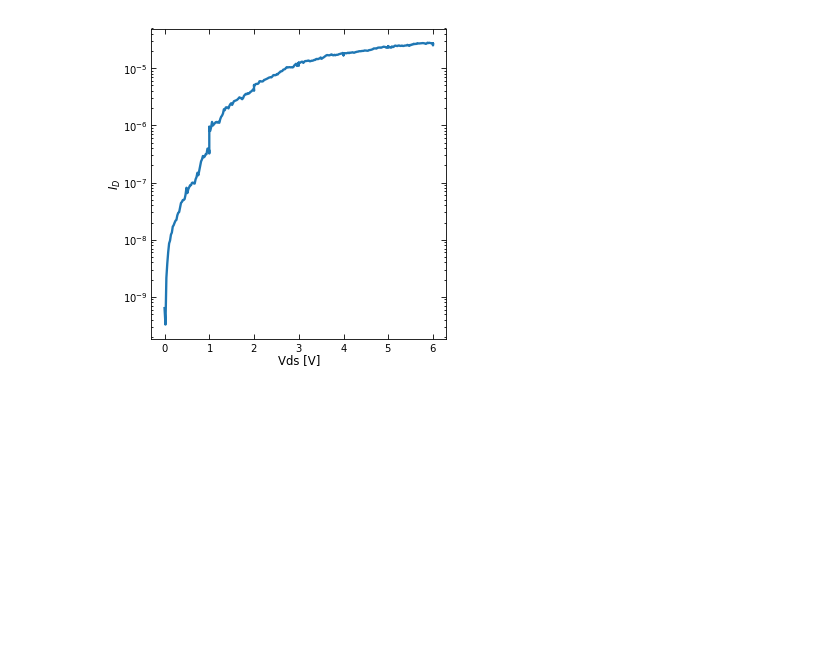
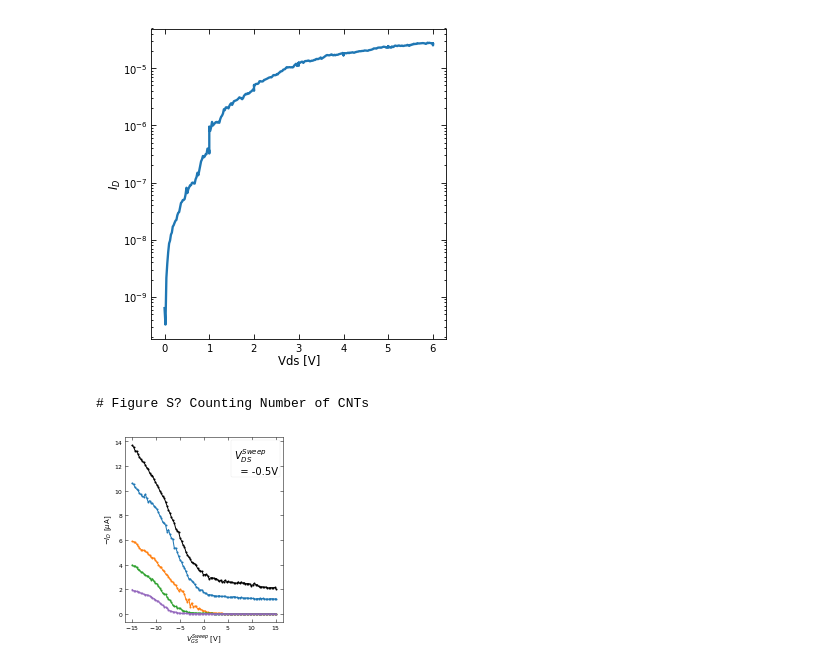
Before and after one commit to stevennoyce/CNT_IV, a Jupyter notebook: b2912a/notebooks/Bias Stress Figures 1.ipynb, the cells around one changed output. Saved outputs shown, nothing was run; the diff lists cells and outputs as text; code cells hidden in the pictures; blank space fills up the shorter version.

```diff
--- a/b2912a/notebooks/Bias Stress Figures 1.ipynb
+++ b/b2912a/notebooks/Bias Stress Figures 1.ipynb
@@ -783,3 +783,20 @@ plt.show()
 # %% [output]
 # Figure Test C127V 2-3 Experiment #28
 [figure]
+# %%
+print('# Figure S? Counting Number of CNTs')
+
+deviceHistory = dlu.loadJSON('data/stevenjay/SolutionBias1/C127/V/2-3/', 'GateSweep.json')
+history_full_current = dlu.filterHistory(deviceHistory, 'experimentNumber', 15)[0]
+history_minus_1_metalic = dlu.filterHistory(deviceHistory, 'experimentNumber', 17)[0]
+history_3tubes = dlu.filterHistory(deviceHistory, 'experimentNumber', 23)[0]
+history_2tubes = dlu.filterHistory(deviceHistory, 'experimentNumber', 33)[0]
+history_1tube = dlu.filterHistory(dlu.loadJSON('data/stevenjay/SingleTube/C127/V/2-3/', 'GateSweep.json'), 'index', 5)[0]
+
+deviceHistory = [history_full_current, history_minus_1_metalic, history_3tubes, history_2tubes, history_1tube]
+colors = ['black', plt.rcParams['axes.prop_cycle'].by_key()['color'][0], plt.rcParams['axes.prop_cycle'].by_key()['color'][1], plt.rcParams['axes.prop_cycle'].by_key()['color'][2], plt.rcParams['axes.prop_cycle'].by_key()['color'][4]]
+
+fig, ax = dpu.plotFullTransferCurveHistory(deviceHistory, identifiers=None, sweepDirection='forward', includeGateCurrent=False, mode_params={'publication_mode':True, 'colorsOverride':colors, 'enableColorBar':False})
+# %% [output]
+# Figure S? Counting Number of CNTs
+[figure, added]
```
Also changed, not shown: parts of 1 cell of this notebook, 1 other file.
